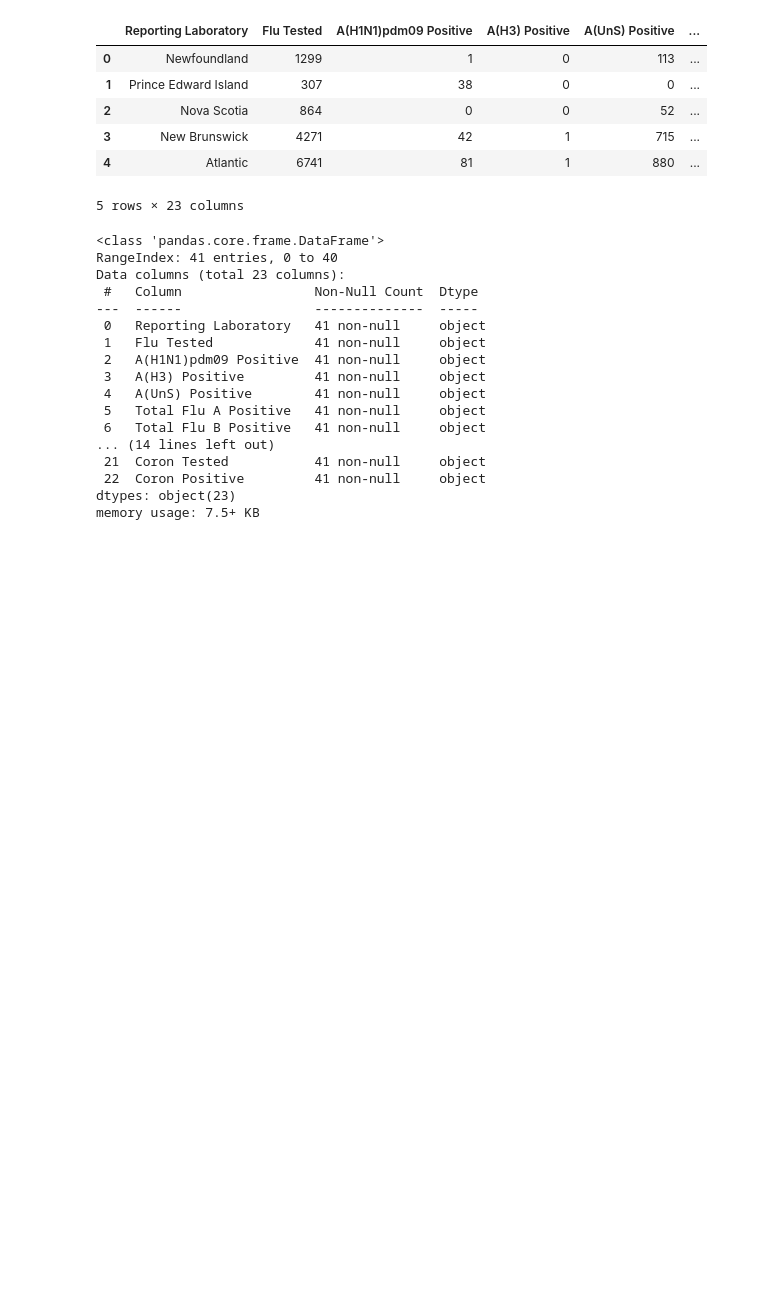
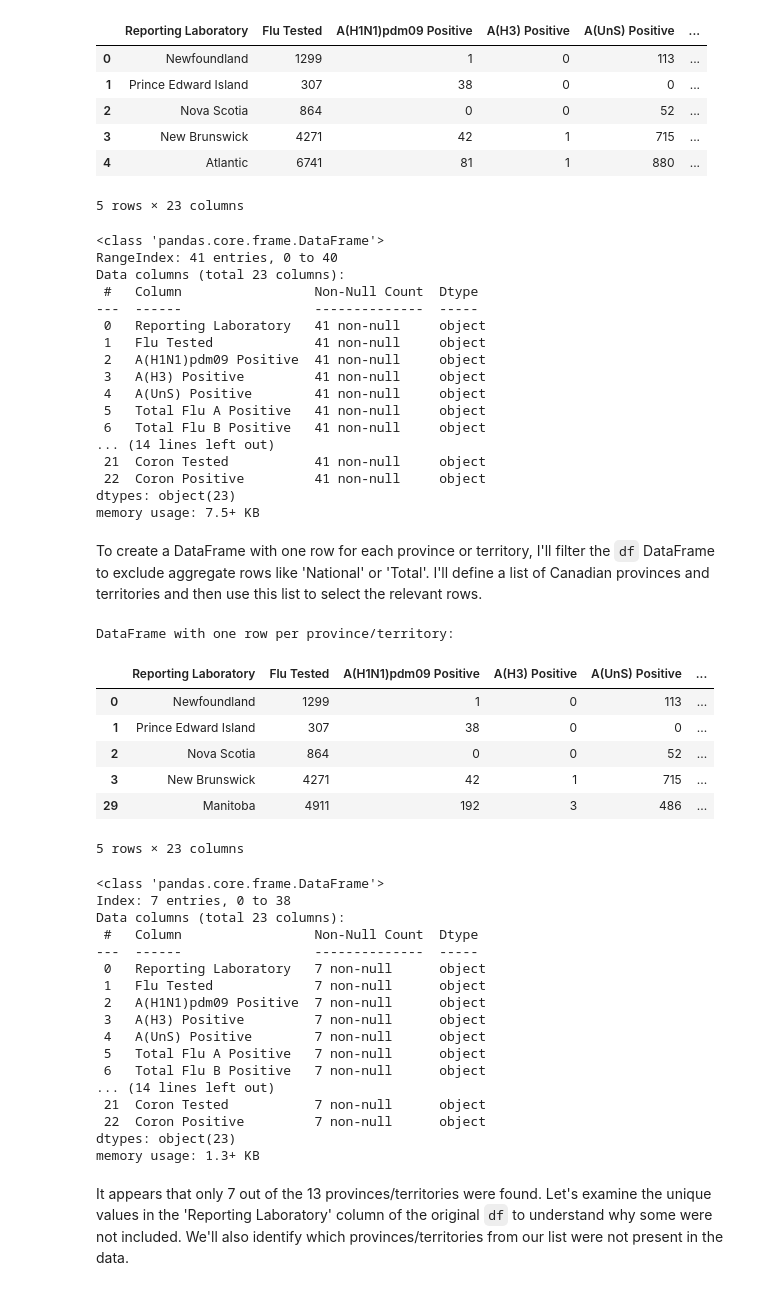
Before and after one commit to techseeko/AAI614_Haidar, a Jupyter notebook: Week-3/Saoud_VirusDetection.ipynb, the cells around one changed output. Cells and saved outputs as stored; diff of their text form; code cells hidden in the pictures; blank space fills up the shorter version.

```diff
--- a/Week-3/Saoud_VirusDetection.ipynb
+++ b/Week-3/Saoud_VirusDetection.ipynb
@@ -133,3 +133,56 @@ Data columns (total 23 columns):
  22  Coron Positive         41 non-null     object
 dtypes: object(23)
 memory usage: 7.5+ KB
+# %% [markdown]
+To create a DataFrame with one row for each province or territory, I'll filter the `df` DataFrame to exclude aggregate rows like 'National' or 'Total'. I'll define a list of Canadian provinces and territories and then use this list to select the relevant rows.
+# %%
+canadian_provinces_territories = [
+    'Newfoundland',
+    'Prince Edward Island',
+    'Nova Scotia',
+    'New Brunswick',
+    'Quebec',
+    'Ontario',
+    'Manitoba',
+    'Saskatchewan',
+    'Alberta',
+    'British Columbia',
+    'Yukon',
+    'Northwest Territories',
+    'Nunavut'
+]
+
+# Filter the DataFrame to include only rows corresponding to provinces/territories
+df_provinces = df[df['Reporting Laboratory'].isin(canadian_provinces_territories)].copy()
+
+print("DataFrame with one row per province/territory:")
+display(df_provinces.head())
+df_provinces.info()
+# %% [output]
+DataFrame with one row per province/territory:
+|  | Reporting Laboratory | Flu Tested | A(H1N1)pdm09 Positive | A(H3) Positive | A(UnS) Positive | ... |
+| 0 | Newfoundland | 1299 | 1 | 0 | 113 | ... |
+| 1 | Prince Edward Island | 307 | 38 | 0 | 0 | ... |
+| 2 | Nova Scotia | 864 | 0 | 0 | 52 | ... |
+| 3 | New Brunswick | 4271 | 42 | 1 | 715 | ... |
+| 29 | Manitoba | 4911 | 192 | 3 | 486 | ... |
+5 rows × 23 columns
+<class 'pandas.core.frame.DataFrame'>
+Index: 7 entries, 0 to 38
+Data columns (total 23 columns):
+ #   Column                 Non-Null Count  Dtype
+---  ------                 --------------  -----
+ 0   Reporting Laboratory   7 non-null      object
+ 1   Flu Tested             7 non-null      object
+ 2   A(H1N1)pdm09 Positive  7 non-null      object
+ 3   A(H3) Positive         7 non-null      object
+ 4   A(UnS) Positive        7 non-null      object
+ 5   Total Flu A Positive   7 non-null      object
+ 6   Total Flu B Positive   7 non-null      object
+... (14 lines left out)
+ 21  Coron Tested           7 non-null      object
+ 22  Coron Positive         7 non-null      object
+dtypes: object(23)
+memory usage: 1.3+ KB
+# %% [markdown]
+It appears that only 7 out of the 13 provinces/territories were found. Let's examine the unique values in the 'Reporting Laboratory' column of the original `df` to understand why some were not included. We'll also identify which provinces/territories from our list were not present in the data.
```
Also changed, not shown: parts of 4 cells of this notebook.
